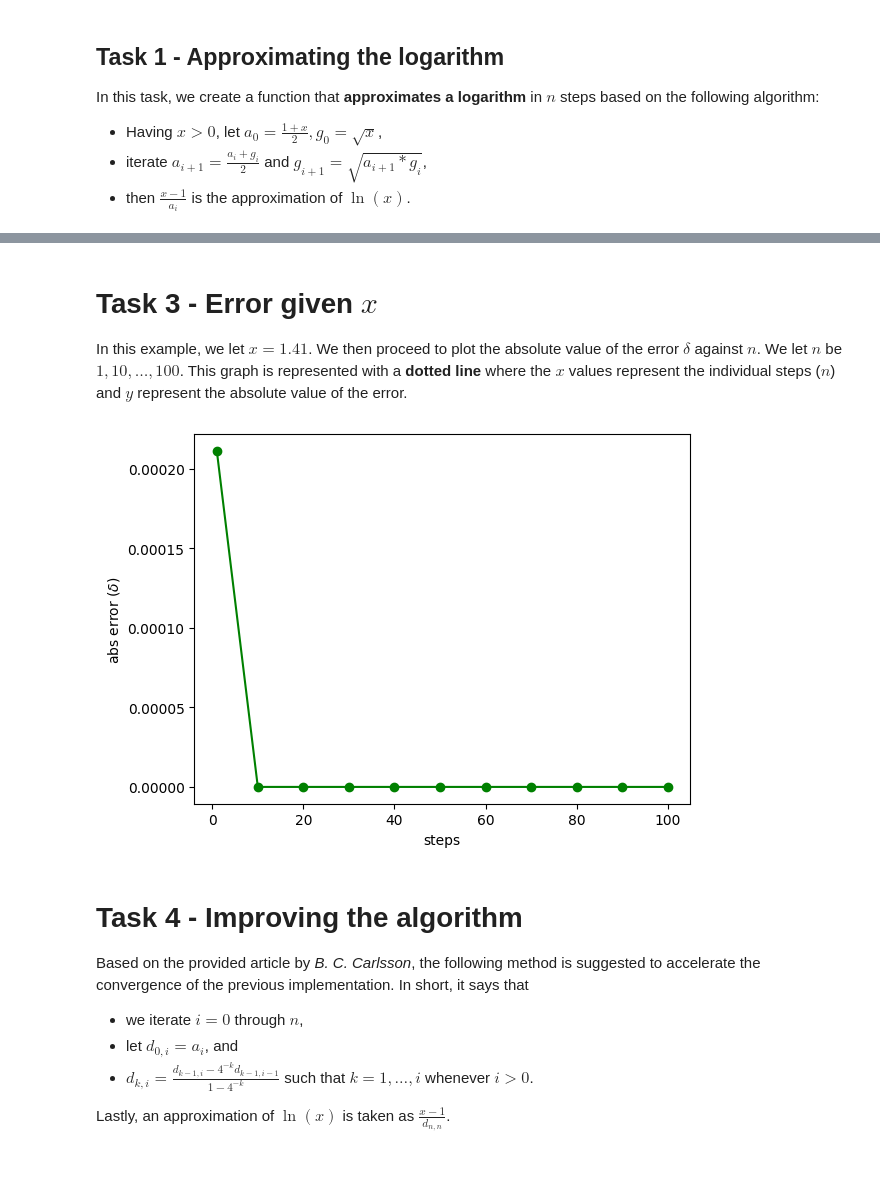
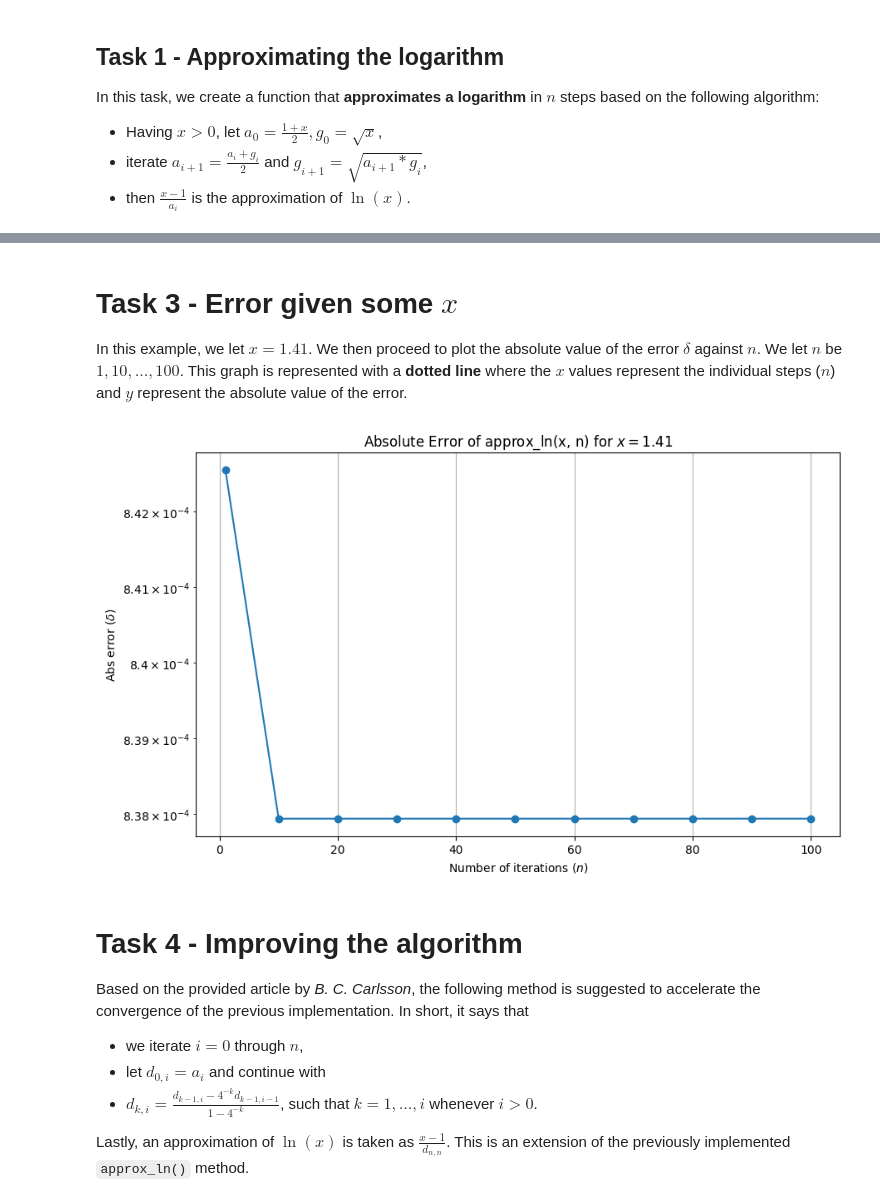
Before and after one commit to michalspano/NUMA0-lnu-sommarkurs-g28, a Jupyter notebook: Homework 1.ipynb, the cells around one changed output, grey strips where cells are left out. Saved outputs shown, nothing was run; the diff lists cells and outputs as text; code cells hidden in the pictures; blank space fills up the shorter version.

```diff
--- a/Homework 1.ipynb
+++ b/Homework 1.ipynb
@@ -19,15 +19,14 @@ In this task, we create a function that **approximates a logarithm** in $n$ step
 # %%
 def approx_ln(x: float, n: int) -> float:
     if x <= 0:
-        raise ValueError("The input value must be greater than 0.")
+        raise ValueError("x must be greater than 0")
 
     # Initialize the mean values
     a, g = (1 + x) / 2, sqrt(x)
 
     # Iterate in n steps
-    for _ in range(n + 1):
-        a = (a + g) / 2
-        g = sqrt(a * g)
+    for _ in range(n):
+        a, g = (a + g) / 2, sqrt(a * g)
 
     # Return the computed approximation
     return (x - 1) / a
@@ -85,30 +83,34 @@ plot_func(True)
 # %% [markdown]
-# Task 3 - Error given $x$
+# Task 3 - Error given some $x$
 
 In this example, we let $x = 1.41$. We then proceed to plot the absolute value of the error $\delta$ against $n$. We let $n$ be $1, 10, \dots, 100$. This graph is represented with a **dotted line** where the $x$ values represent the individual steps ($n$) and $y$ represent the absolute value of the error.
 # %%
 x = 1.41
 ns = [1] + [i for i in range(10, 110, 10)] # 1, 10, 20, ..., 100 (n step values)
 
 approx_ln_ys = [approx_ln(x, n) for n in ns]
 delta_y      = [abs(y - log(x)) for y in approx_ln_ys]
 
-plt.plot(ns, delta_y, "go-") # use a dotted line
-plt.xlabel("steps")
-plt.ylabel("abs error ($\\delta$)")
+plt.figure(figsize=(10, 6))
+plt.plot(ns, delta_y, "o-") # use a dotted line
+plt.yscale("log")
+plt.ylabel("Abs error ($\\delta$)")
+plt.title(f"Absolute Error of approx_ln(x, n) for $x = {x}$")
+plt.xlabel("Number of iterations ($n$)")
+plt.grid(True)
 plt.show()
 # %% [output]
-[figure, old version]
+[figure, new version]
 # %% [markdown]
 # Task 4 - Improving the algorithm
 
 Based on the provided article by *B. C. Carlsson*, the following method is suggested to accelerate the convergence of the previous implementation. In short, it says that
 
 - we iterate $i = 0$ through $n$,
-- let $d_{0,i} = a_i$, and
-- $d_{k,i} = \frac{d_{k-1, i} -4^{-k} d_{k-1,i-1}}{1-4^{-k}}$ such that $k = 1, \dots, i$ whenever $i > 0$.
+- let $d_{0,i} = a_i$ and continue with
+- $d_{k,i} = \frac{d_{k-1, i} -4^{-k} d_{k-1,i-1}}{1-4^{-k}}$, such that $k = 1, \dots, i$ whenever $i > 0$.
 
-Lastly, an approximation of $\ln(x)$ is taken as $\frac{x-1}{d_{n,n}}$.
+Lastly, an approximation of $\ln(x)$ is taken as $\frac{x-1}{d_{n,n}}$. This is an extension of the previously implemented `approx_ln()` method.
 # %%
 def fast_approx_ln(x: float, n: int) -> float:
     if x <= 0:
```
Also changed, not shown: parts of 8 cells of this notebook.
